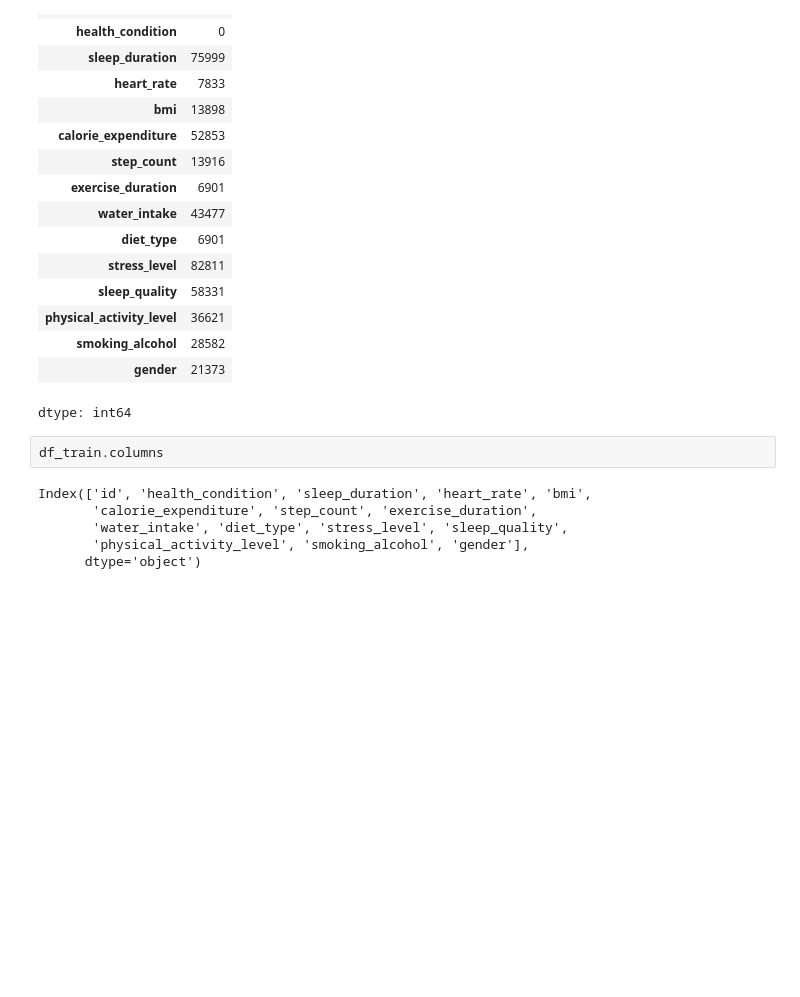
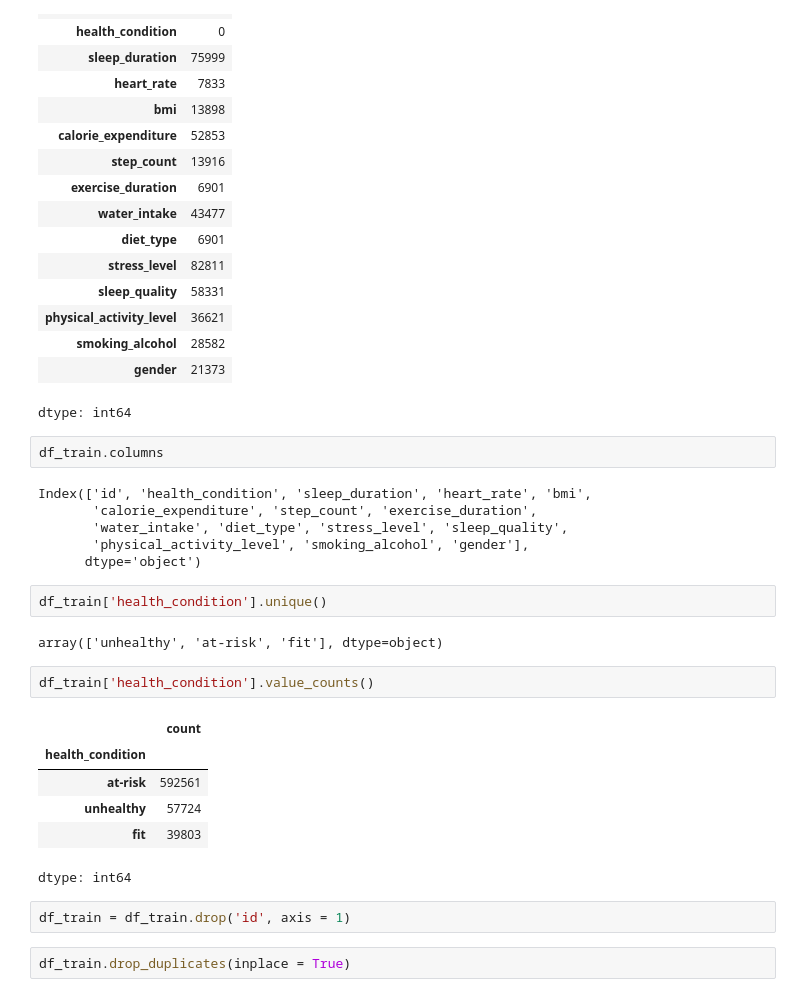
Before and after one commit to kulsoomz99/Predicting-Student-Health, a Jupyter notebook: Predicting_Student_Health.ipynb, the cells around one changed output. Saved outputs shown, nothing was run; the diff lists cells and outputs as text; blank space fills up the shorter version.

```diff
--- a/Predicting_Student_Health.ipynb
+++ b/Predicting_Student_Health.ipynb
@@ -78,3 +78,20 @@ Index(['id', 'health_condition', 'sleep_duration', 'heart_rate', 'bmi',
        'water_intake', 'diet_type', 'stress_level', 'sleep_quality',
        'physical_activity_level', 'smoking_alcohol', 'gender'],
       dtype='object')
+# %%
+df_train['health_condition'].unique()
+# %% [output]
+array(['unhealthy', 'at-risk', 'fit'], dtype=object)
+# %%
+df_train['health_condition'].value_counts()
+# %% [output]
+|  | count |
+| health_condition |  |
+| at-risk | 592561 |
+| unhealthy | 57724 |
+| fit | 39803 |
+dtype: int64
+# %%
+df_train = df_train.drop('id', axis = 1)
+# %%
+df_train.drop_duplicates(inplace = True)
```
Also changed, not shown: parts of 5 cells of this notebook.
